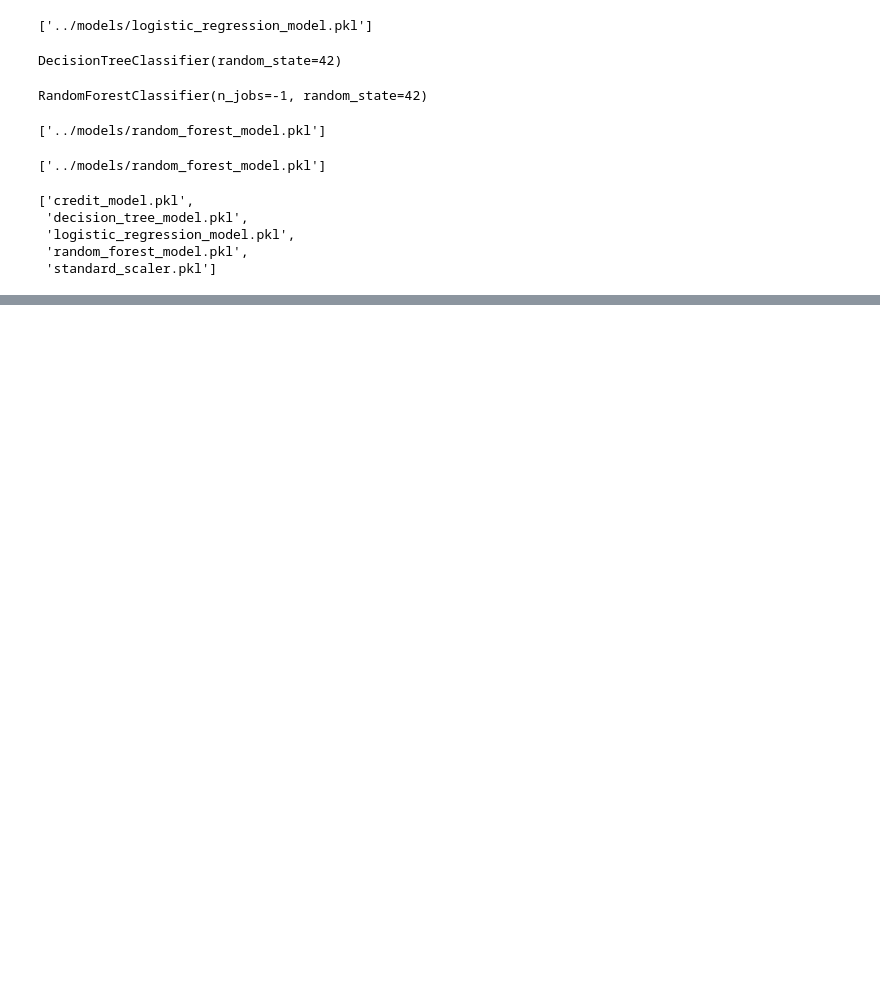
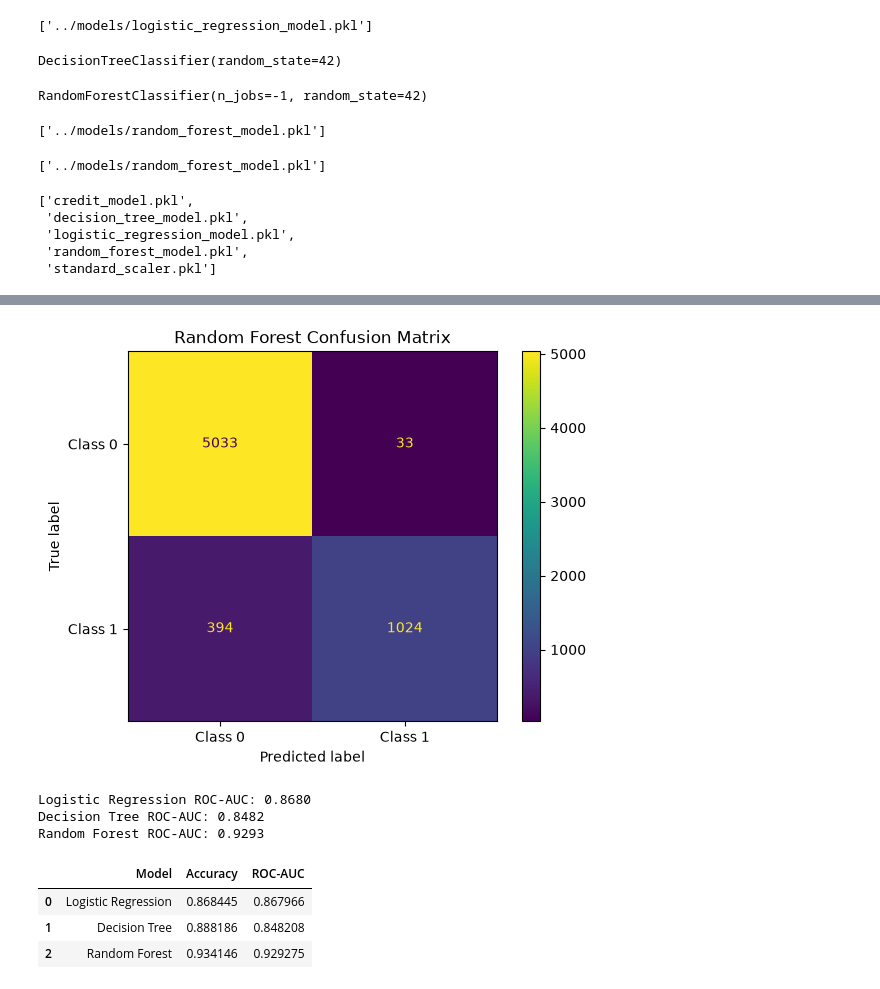
Before and after one commit to alirazasaleem-1/CodeAlpha_CreditScoringModel, a Jupyter notebook: notebooks/Credit_Scoring_Model.ipynb, the cells around one changed output, grey strips where cells are left out. Drawn from its saved outputs; the diff is of its cells as text; code cells hidden in the pictures; blank space fills up the shorter version.

Commit message:
Day 05: Evaluated and compared machine learning models

```diff
--- a/notebooks/Credit_Scoring_Model.ipynb
+++ b/notebooks/Credit_Scoring_Model.ipynb
@@ -966,0 +1027,13 @@ os.listdir("../models")
+# %%
+cm = confusion_matrix(y_test, random_forest_predictions)
+
+disp = ConfusionMatrixDisplay(
+    confusion_matrix=cm,
+    display_labels=["Class 0", "Class 1"]
+)
+
+disp.plot()
+plt.title("Random Forest Confusion Matrix")
+plt.show()
+# %% [output]
+[figure, added]
@@ -966,0 +1048,37 @@ os.listdir("../models")
+# %%
+logistic_auc = roc_auc_score(y_test, logistic_probabilities)
+decision_tree_auc = roc_auc_score(y_test, decision_tree_probabilities)
+random_forest_auc = roc_auc_score(y_test, random_forest_probabilities)
+
+print(f"Logistic Regression ROC-AUC: {logistic_auc:.4f}")
+print(f"Decision Tree ROC-AUC: {decision_tree_auc:.4f}")
+print(f"Random Forest ROC-AUC: {random_forest_auc:.4f}")
+# %% [output]
+Logistic Regression ROC-AUC: 0.8680
+Decision Tree ROC-AUC: 0.8482
+Random Forest ROC-AUC: 0.9293
+# %%
+results = pd.DataFrame({
+    "Model": [
+        "Logistic Regression",
+        "Decision Tree",
+        "Random Forest"
+    ],
+    "Accuracy": [
+        logistic_accuracy,
+        decision_tree_accuracy,
+        random_forest_accuracy
+    ],
+    "ROC-AUC": [
+        logistic_auc,
+        decision_tree_auc,
+        random_forest_auc
+    ]
+})
+
+results
+# %% [output]
+|  | Model | Accuracy | ROC-AUC |
+| 0 | Logistic Regression | 0.868445 | 0.867966 |
+| 1 | Decision Tree | 0.888186 | 0.848208 |
+| 2 | Random Forest | 0.934146 | 0.929275 |
```
Also changed, not shown: parts of 11 cells of this notebook, 1 other file.
